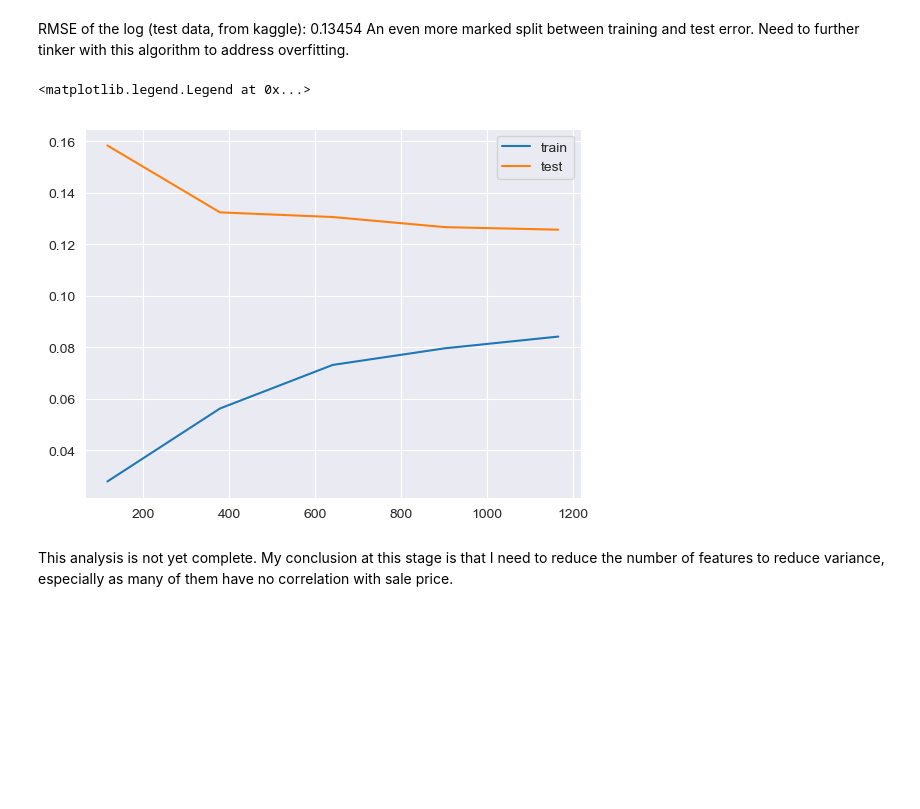
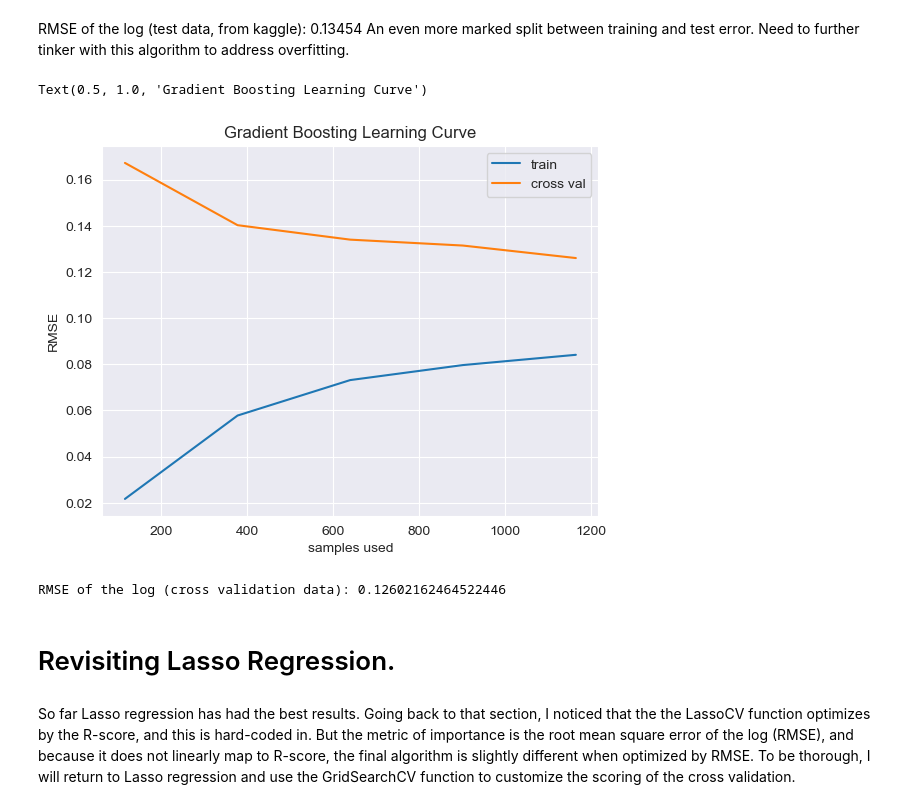
Before and after one commit to MIvanov1216/Ames-housing-prices-analysis, a Jupyter notebook: Housing Prices for Git.ipynb, the cells around one changed output. Saved outputs shown, nothing was run; the diff lists cells and outputs as text; code cells hidden in the pictures; blank space fills up the shorter version.

```diff
--- a/Housing Prices for Git.ipynb
+++ b/Housing Prices for Git.ipynb
@@ -350,6 +352,5 @@ for col in num_features:
     if abs(skew(data[col]))>0.5:
         data[col]=np.log1p(data[col])
         skewed.append(col)
-        latestfeat= col
 skewed
 # %% [output]
@@ -381,3 +376,6 @@ len(skewed)
+# %%
+for col in num_features:
+    data[col]=(data[col]-data[col].mean())/data[col].std()
 # %% [markdown]
 # One-hot / get dummies transformation
 # %%
@@ -456,5 +496,5 @@ from sklearn.model_selection import learning_curve
 # %%
-def RMSE(estimator,X,y):
+def RMSE_forscoring(estimator,X,y):
     y_pred=estimator.predict(X)
     err=np.sqrt(metrics.mean_squared_error(y,
                         y_pred))
@@ -683,16 +758,25 @@ sub.to_csv('submission7.csv')
 RMSE of the log (test data, from kaggle): 0.13454
 An even more marked split between training and test error. Need to further tinker with this algorithm to address overfitting.
 # %%
-iter, train_scores, crossval_scores = learning_curve(GBR,X,y,cv=5,scoring=RMSE)
+iter, train_scores, crossval_scores = learning_curve(GBR,X,y,cv=5,scoring=RMSE_forscoring)
 
 train_scores_mean=train_scores.mean(axis=1)
 crossval_scores_mean=crossval_scores.mean(axis=1)
 
 sns.lineplot(x=iter,y=train_scores_mean)
-sns.lineplot(x=iter,y=test_scores_mean)
-plt.legend(['train','test'])
+sns.lineplot(x=iter,y=crossval_scores_mean)
+plt.legend(['train','cross val'])
+plt.xlabel('samples used')
+plt.ylabel('RMSE')
+plt.title('Gradient Boosting Learning Curve')
 # %% [output]
-<matplotlib.legend.Legend at 0x...>
+Text(0.5, 1.0, 'Gradient Boosting Learning Curve')
-[figure, old version]
+[figure, new version]
-# %% [markdown]
-This analysis is not yet complete. My conclusion at this stage is that I need to reduce the number of features to reduce variance, especially as many of them have no correlation with sale price.
+# %%
+print('RMSE of the log (cross validation data): ' + str(crossval_scores_mean[-1]))
+# %% [output]
+RMSE of the log (cross validation data): 0.12602162464522446
+# %% [markdown]
+# Revisiting Lasso Regression.
+# %% [markdown]
+So far Lasso regression has had the best results. Going back to that section, I noticed that the the LassoCV function optimizes by the R-score, and this is hard-coded in. But the metric of importance is the root mean square error of the log (RMSE), and because it does not linearly map to R-score, the final algorithm is slightly different when optimized by RMSE. To be thorough, I will return to Lasso regression and use the GridSearchCV function to customize the scoring of the cross validation.
```
Also changed, not shown: parts of 65 cells of this notebook.
